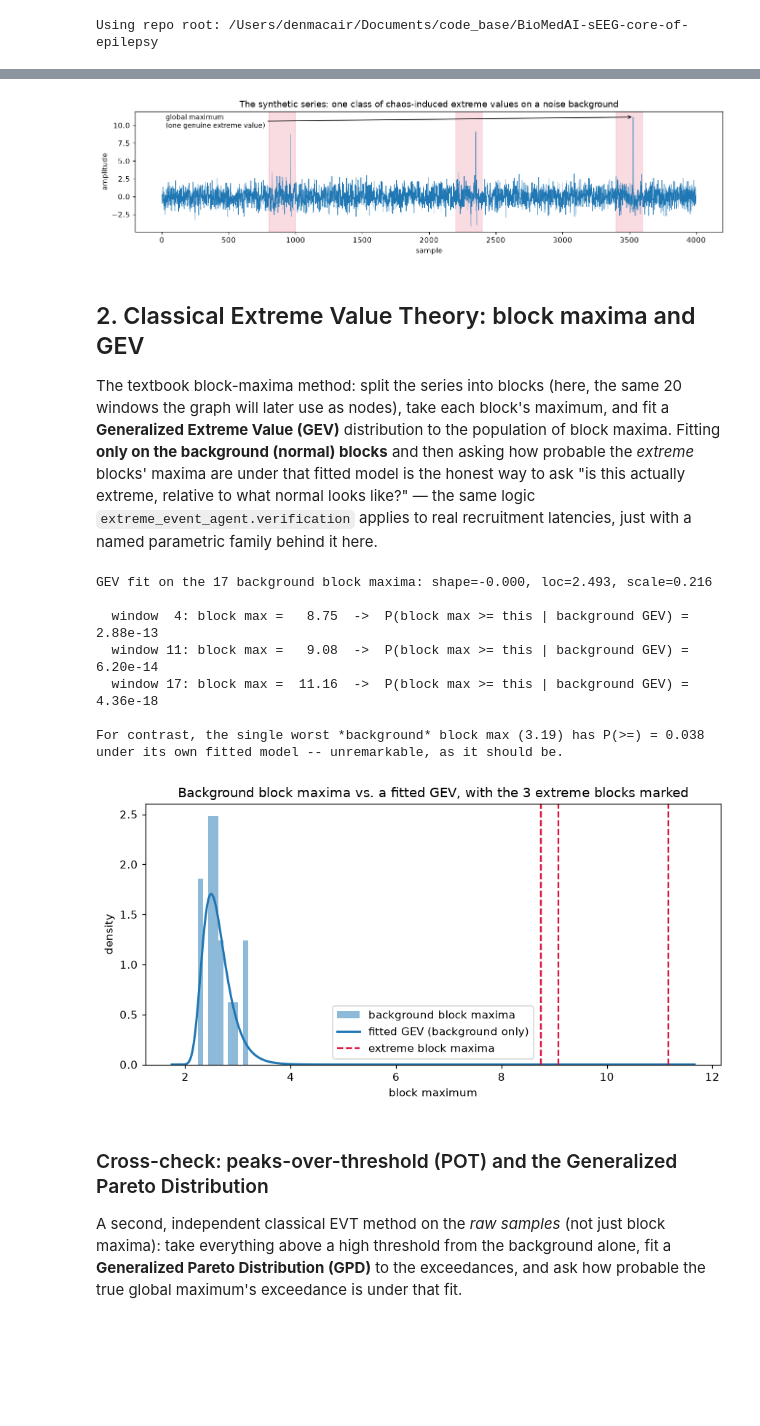
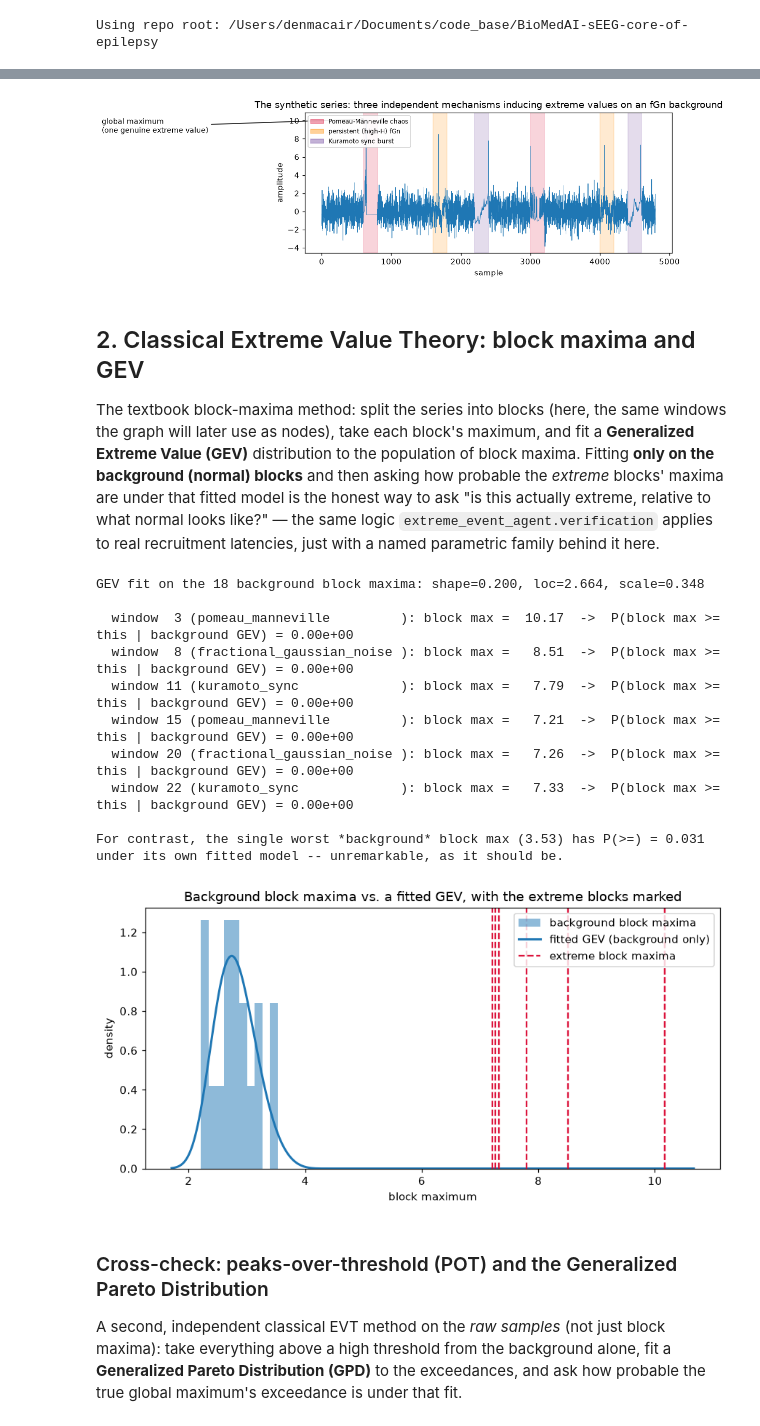
Before and after one commit to D2718281828nis/BioMedAI-sEEG-core-of-epilepsy, a Jupyter notebook: EVT_DFA_attention_demo.ipynb, the cells around one changed output, grey strips where cells are left out. Drawn from its saved outputs; the diff is of its cells as text; code cells hidden in the pictures; blank space fills up the shorter version.

```diff
--- a/EVT_DFA_attention_demo.ipynb
+++ b/EVT_DFA_attention_demo.ipynb
@@ -142,24 +294,30 @@ Global maximum: 11.16 at sample 3529 (window 17) -- vs. background std 0.99.
 # %%
-fig, ax = plt.subplots(figsize=(12, 3.2))
+mechanism_colors = {"pomeau_manneville": "crimson", "fractional_gaussian_noise": "darkorange",
+                    "kuramoto_sync": "#6a3d9a"}
+
+fig, ax = plt.subplots(figsize=(12, 3.4))
 ax.plot(signal, linewidth=0.6, color="#1f77b4")
 for w in EXTREME_WINDOWS:
-    ax.axvspan(w * WINDOW_LEN, (w + 1) * WINDOW_LEN, color="crimson", alpha=0.15)
-ax.set_title("The synthetic series: one class of chaos-induced extreme values on a noise background")
+    ax.axvspan(w * WINDOW_LEN, (w + 1) * WINDOW_LEN, color=mechanism_colors[MECHANISM_OF[w]], alpha=0.18)
+ax.set_title("The synthetic series: three independent mechanisms inducing extreme values on an fGn background")
 ax.set_xlabel("sample")
 ax.set_ylabel("amplitude")
 ax.annotate("global maximum\n(one genuine extreme value)",
-           xy=(signal.argmax(), signal.max()), xytext=(signal.argmax() - 3500, signal.max() - 1.5),
+           xy=(signal.argmax(), signal.max()), xytext=(signal.argmax() - 3800, signal.max() - 1.5),
            arrowprops=dict(arrowstyle="->", color="black"), fontsize=9)
+handles = [plt.Rectangle((0, 0), 1, 1, color=c, alpha=0.4) for c in mechanism_colors.values()]
+ax.legend(handles, ["Pomeau-Manneville chaos", "persistent (high-H) fGn", "Kuramoto sync burst"],
+         loc="upper left", fontsize=8, framealpha=0.9)
 fig.tight_layout()
 plt.show()
 # %% [output]
-[figure, old version]
+[figure, new version]
 # %% [markdown]
 ## 2. Classical Extreme Value Theory: block maxima and GEV
 
 The textbook block-maxima method: split the series into blocks (here, the
-same 20 windows the graph will later use as nodes), take each block's
-maximum, and fit a **Generalized Extreme Value (GEV)** distribution to the
+same windows the graph will later use as nodes), take each block's maximum,
+and fit a **Generalized Extreme Value (GEV)** distribution to the
 population of block maxima. Fitting **only on the background (normal)
 blocks** and then asking how probable the *extreme* blocks' maxima are under
 that fitted model is the honest way to ask "is this actually extreme,
@@ -169,7 +327,6 @@ just with a named parametric family behind it here.
 # %%
 windows = signal.reshape(N_WINDOWS, WINDOW_LEN)
 block_max = windows.max(axis=1)
-background_idx = [i for i in range(N_WINDOWS) if i not in EXTREME_WINDOWS]
 
 bg_block_max = block_max[background_idx]
 extreme_block_max = block_max[EXTREME_WINDOWS]
@@ -180,20 +337,24 @@ print(f"GEV fit on the {len(bg_block_max)} background block maxima: "
 print()
 for w, m in zip(EXTREME_WINDOWS, extreme_block_max):
     p = stats.genextreme.sf(m, shape, loc, scale)
-    print(f"  window {w:2d}: block max = {m:6.2f}  ->  P(block max >= this | background GEV) = {p:.2e}")
+    print(f"  window {w:2d} ({MECHANISM_OF[w]:<26s}): block max = {m:6.2f}  ->  "
+         f"P(block max >= this | background GEV) = {p:.2e}")
 
 worst_bg = bg_block_max.max()
 p_worst_bg = stats.genextreme.sf(worst_bg, shape, loc, scale)
 print(f"\nFor contrast, the single worst *background* block max ({worst_bg:.2f}) "
       f"has P(>=) = {p_worst_bg:.3f} under its own fitted model -- unremarkable, as it should be.")
 # %% [output]
-GEV fit on the 17 background block maxima: shape=-0.000, loc=2.493, scale=0.216
+GEV fit on the 18 background block maxima: shape=0.200, loc=2.664, scale=0.348
 
-  window  4: block max =   8.75  ->  P(block max >= this | background GEV) = 2.88e-13
-  window 11: block max =   9.08  ->  P(block max >= this | background GEV) = 6.20e-14
-  window 17: block max =  11.16  ->  P(block max >= this | background GEV) = 4.36e-18
+  window  3 (pomeau_manneville         ): block max =  10.17  ->  P(block max >= this | background GEV) = 0.00e+00
+  window  8 (fractional_gaussian_noise ): block max =   8.51  ->  P(block max >= this | background GEV) = 0.00e+00
+  window 11 (kuramoto_sync             ): block max =   7.79  ->  P(block max >= this | background GEV) = 0.00e+00
+  window 15 (pomeau_manneville         ): block max =   7.21  ->  P(block max >= this | background GEV) = 0.00e+00
+  window 20 (fractional_gaussian_noise ): block max =   7.26  ->  P(block max >= this | background GEV) = 0.00e+00
+  window 22 (kuramoto_sync             ): block max =   7.33  ->  P(block max >= this | background GEV) = 0.00e+00
 
-For contrast, the single worst *background* block max (3.19) has P(>=) = 0.038 under its own fitted model -- unremarkable, as it should be.
+For contrast, the single worst *background* block max (3.53) has P(>=) = 0.031 under its own fitted model -- unremarkable, as it should be.
 # %%
 x_grid = np.linspace(bg_block_max.min() - 0.5, extreme_block_max.max() + 0.5, 400)
 fig, ax = plt.subplots(figsize=(8, 4.2))
@@ -205,12 +366,12 @@ for w, m in zip(EXTREME_WINDOWS, extreme_block_max):
 ax.axvline(extreme_block_max[0], color="crimson", linestyle="--", linewidth=1.5, label="extreme block maxima")
 ax.set_xlabel("block maximum")
 ax.set_ylabel("density")
-ax.set_title("Background block maxima vs. a fitted GEV, with the 3 extreme blocks marked")
+ax.set_title("Background block maxima vs. a fitted GEV, with the extreme blocks marked")
 ax.legend()
 fig.tight_layout()
 plt.show()
 # %% [output]
-[figure, old version]
+[figure, new version]
 # %% [markdown]
 ### Cross-check: peaks-over-threshold (POT) and the Generalized Pareto Distribution
 
```
Also changed, not shown: parts of 23 cells of this notebook.
